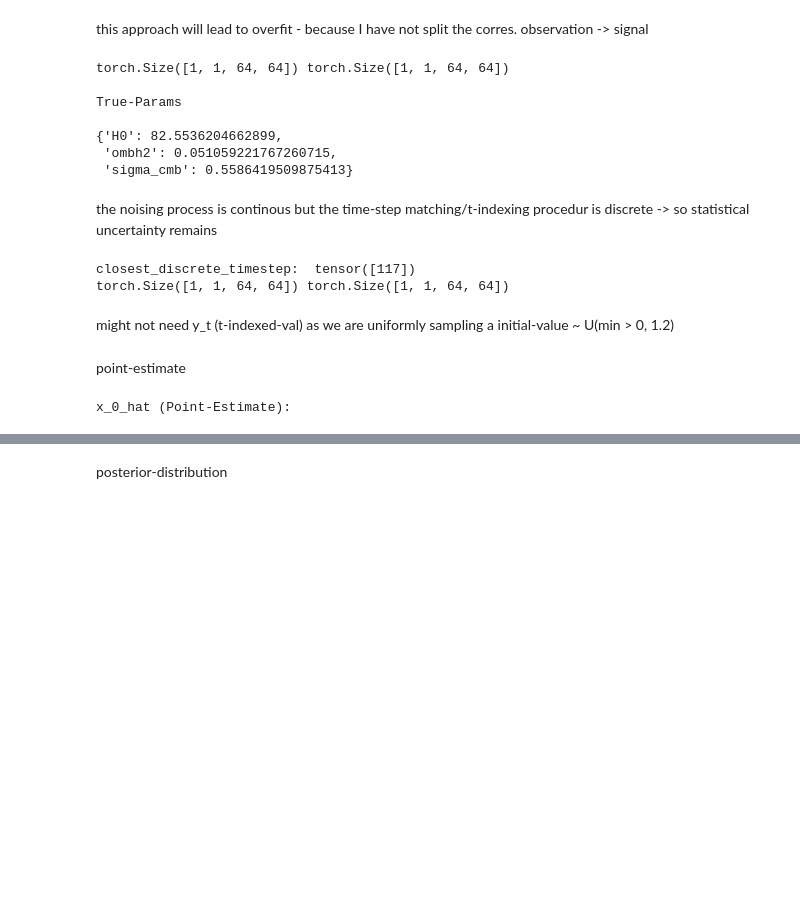
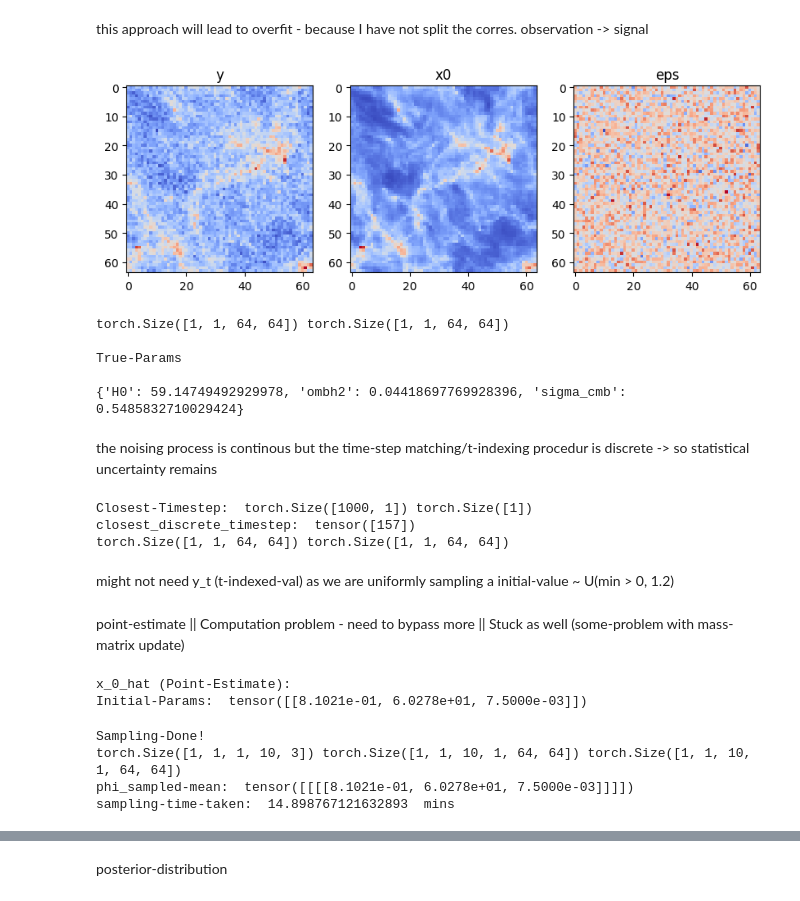
Before and after one commit to AlikMon88/Gibbs-Diff, a Jupyter notebook: unit_main_cosmo.ipynb, the cells around one changed output, grey strips where cells are left out. Drawn from its saved outputs; the diff is of its cells as text; code cells hidden in the pictures; blank space fills up the shorter version.

Commit message:
add hmc-cosmo

```diff
--- a/unit_main_cosmo.ipynb
+++ b/unit_main_cosmo.ipynb
@@ -830,17 +461,34 @@ init_sigma = 0.4
 # %%
-y, x0, true_params = observation[-1].view(1, 1, *input_size), signal[-1].view(1, 1, *input_size), params_list[-1]
+# rn = random.randint(0, len(observation) - 1)
+
+# y, x0, true_params = observation[rn].view(1, 1, *input_size), signal[rn].view(1, 1, *input_size), params_list[rn]
+
+y, x0, true_params = sec_mixed_maps.view(1, 1, *input_size), sec_dust_maps.view(1, 1, *input_size), params_list.item()
+
+eps = sec_true_cmb_maps.view(1, 1, *input_size)
+
+fig, axs = plt.subplots(1, 3, figsize=(10, 5))
+
+axs[0].imshow(y[0].cpu().numpy().reshape(*SUB_SHAPE, -1), cmap='coolwarm')
+axs[0].set_title('y')
+
+axs[1].imshow(x0[0].cpu().numpy().reshape(*SUB_SHAPE, -1), cmap='coolwarm')
+axs[1].set_title('x0')
+
+axs[2].imshow(eps[0].cpu().numpy().reshape(*SUB_SHAPE, -1), cmap='coolwarm')
+axs[2].set_title(f'eps')
+
+plt.show()
 
 print(x0.shape, y.shape)
 print()
 print('True-Params')
 print()
-pprint(true_params)
-true_H0, true_ombh2, true_sigma = true_params['H0'], true_params['ombh2'], true_params['sigma_cmb']
+print(true_params)
 # %% [output]
+[figure, added]
 torch.Size([1, 1, 64, 64]) torch.Size([1, 1, 64, 64])
 
 True-Params
 
-{'H0': 82.5536204662899,
- 'ombh2': 0.051059221767260715,
- 'sigma_cmb': 0.5586419509875413}
+{'H0': 59.14749492929978, 'ombh2': 0.04418697769928396, 'sigma_cmb': 0.5485832710029424}
@@ -854,9 +504,12 @@ print('closest_discrete_timestep: ', sigma_timestep)
 alpha_bar_t = gdiffusion_2d_cosmo.alpha_bar_t_ddpm[sigma_timestep].reshape(-1, 1, 1, 1).to(device)
 yt = torch.sqrt(alpha_bar_t) * y
 
+eps = yt - x0
+
 print(y.shape, yt.shape)
 # %% [output]
-closest_discrete_timestep:  tensor([117])
+Closest-Timestep:  torch.Size([1000, 1]) torch.Size([1])
+closest_discrete_timestep:  tensor([157])
 torch.Size([1, 1, 64, 64]) torch.Size([1, 1, 64, 64])
 # %% [markdown]
 might not need y_t (t-indexed-val) as we are uniformly sampling a initial-value ~ U(min > 0, 1.2)
@@ -865,7 +518,7 @@ import modules.utils.hmc_cosmo
 importlib.reload(modules.utils.hmc_cosmo)
 from modules.utils.hmc_cosmo import *
 # %% [markdown]
-point-estimate
+point-estimate || Computation problem - need to bypass more || Stuck as well (some-problem with mass-matrix update)
 # %%
 print('x_0_hat (Point-Estimate):')
 
@@ -873,13 +526,18 @@ print('x_0_hat (Point-Estimate):')
 
 ft = time.time()
 ## version_1 : HMC - sampler is has fixed identity mass_matrix | CHECK: if the return is unnormalized or NOT
-phi_sampled, x_denoised = gdiffusion_2d_cosmo.run_gibbs_sampler(y, num_chains_per_gibbs_sample=1, n_it_gibbs=50, n_it_burnin_gibbs=15)
+phi_sampled, x_denoised = gdiffusion_2d_cosmo.run_gibbs_sampler(y, num_chains_per_gibbs_sample=1, n_it_gibbs=10, n_it_burnin_gibbs=5, is_debug=True, sup_residual=eps, return_chains_history=True)
 pred_cmb = yt - x_denoised
 
 print('Sampling-Done!')
 print(phi_sampled.shape, x_denoised.shape, pred_cmb.shape)
-print('phi_hat: ', phi_sampled)
+print('phi_sampled-mean: ', phi_sampled.mean(dim=-2))
 lt = time.time()
 print('sampling-time-taken: ', (lt - ft)/60, ' mins')
 # %% [output]
 x_0_hat (Point-Estimate):
+Initial-Params:  tensor([[8.1021e-01, 6.0278e+01, 7.5000e-03]])
+Sampling-Done!
+torch.Size([1, 1, 1, 10, 3]) torch.Size([1, 1, 10, 1, 64, 64]) torch.Size([1, 1, 10, 1, 64, 64])
+phi_sampled-mean:  tensor([[[[8.1021e-01, 6.0278e+01, 7.5000e-03]]]])
+sampling-time-taken:  14.898767121632893  mins
```
Also changed, not shown: parts of 28 cells of this notebook, 3 other files.
